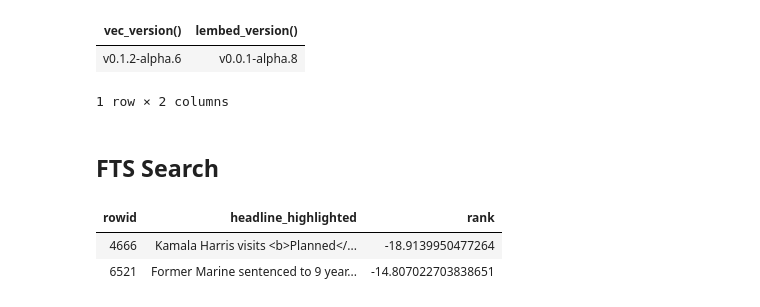
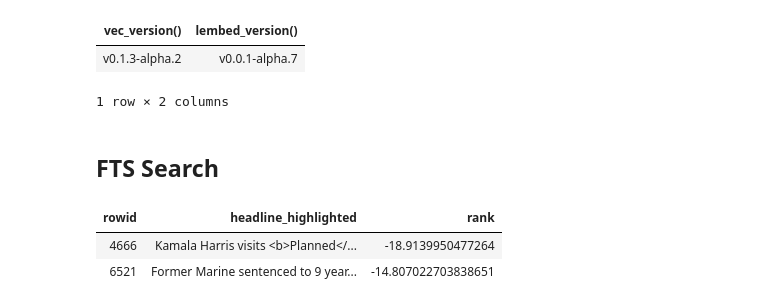
Before and after one commit to asg017/sqlite-vec, a Jupyter notebook: examples/nbc-headlines/3_search.ipynb, the cells around one changed output. Drawn from its saved outputs; the diff is of its cells as text; code cells hidden in the pictures.

```diff
--- a/examples/nbc-headlines/3_search.ipynb
+++ b/examples/nbc-headlines/3_search.ipynb
@@ -1,18 +1,20 @@
 # %%
 .open tmp3.db
+.param set foo bar
+
 .load ../../dist/vec0
 .load ./lembed0
 
 insert into lembed_models(name, model)
   values (
     'default',
     lembed_model_from_file('all-MiniLM-L6-v2.e4ce9877.q8_0.gguf')
   );
 
 select vec_version(), lembed_version();
 # %% [output]
 | vec_version() | lembed_version() |
-| v0.1.2-alpha.6 | v0.0.1-alpha.8 |
+| v0.1.3-alpha.2 | v0.0.1-alpha.7 |
 1 row × 2 columns
 # %% [markdown]
 ## FTS Search
```
Also changed, not shown: parts of 8 cells of this notebook, 2 other files.
